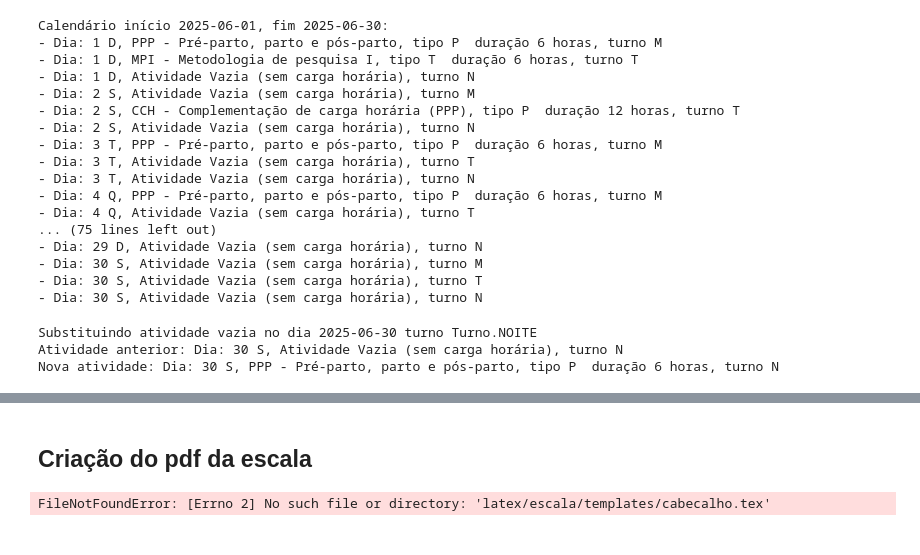
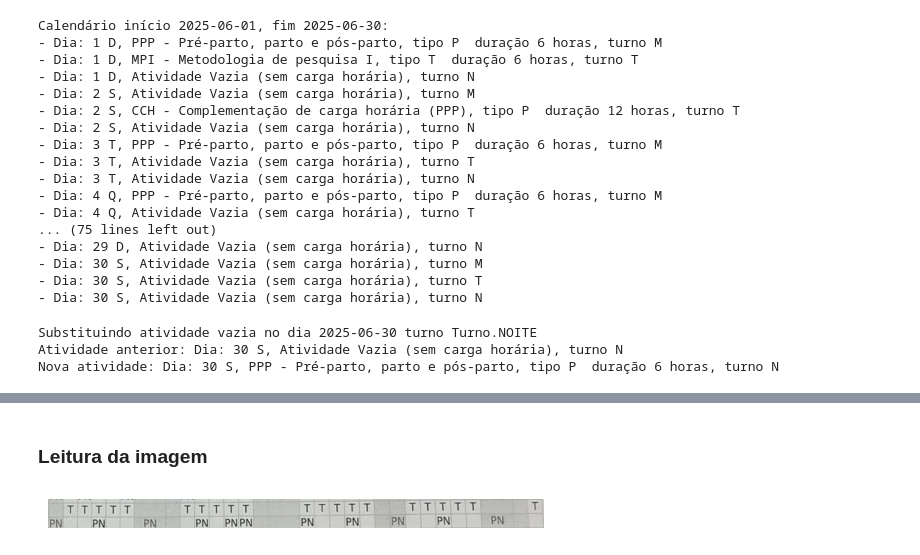
Before and after one commit to GusRigor/Escala, a Jupyter notebook: escala_web/main.ipynb, the cells around one changed output, grey strips where cells are left out. Cells and saved outputs as stored; diff of their text form; code cells hidden in the pictures.

```diff
--- a/escala_web/main.ipynb
+++ b/escala_web/main.ipynb
@@ -84,8 +84,19 @@ MPI - Metodologia de pesquisa I
-# %% [markdown]
-## Criação do pdf da escala
-# %%
-from source.classes.geradores.gerador import Gerador
-
-Gerador.gerar_escala(escala)
-# %% [output]
-FileNotFoundError: [Errno 2] No such file or directory: 'latex/escala/templates/cabecalho.tex'
+# %% [markdown]
+### Leitura da imagem
+# %%
+import matplotlib.pyplot as plt
+from PIL import Image
+import io
+import base64
+
+imagem = Image.open('../../1234.jpeg')
+
+plt.imshow(imagem)
+plt.axis('off')
+plt.show()
+
+buffered = io.BytesIO()
+imagem.save(buffered, format="JPEG")
+img_base64 = base64.b64encode(buffered.getvalue()).decode("utf-8")
+# %% [output]
+[figure, added]
```
Also changed, not shown: parts of 2 cells of this notebook, 3 other files.
